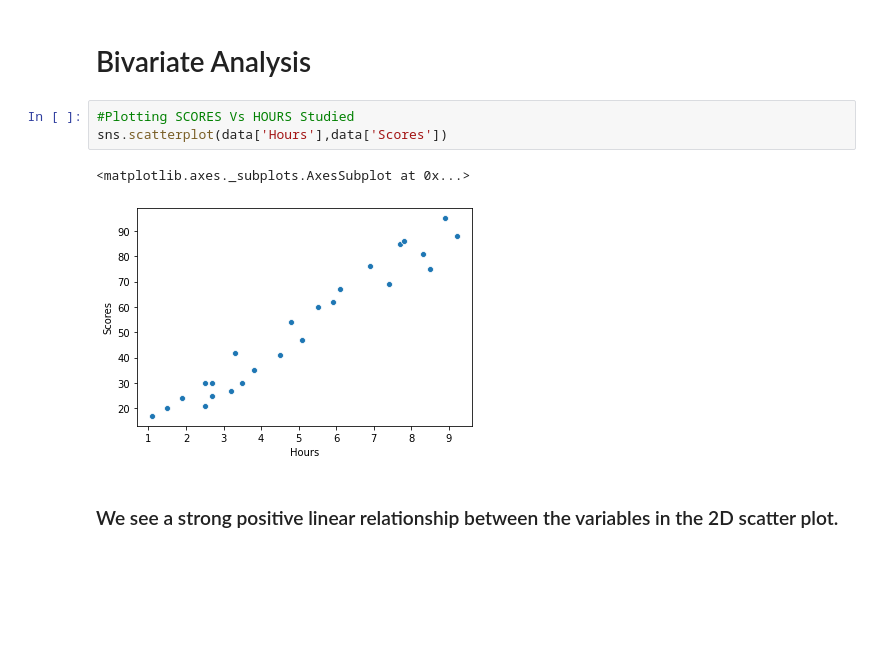
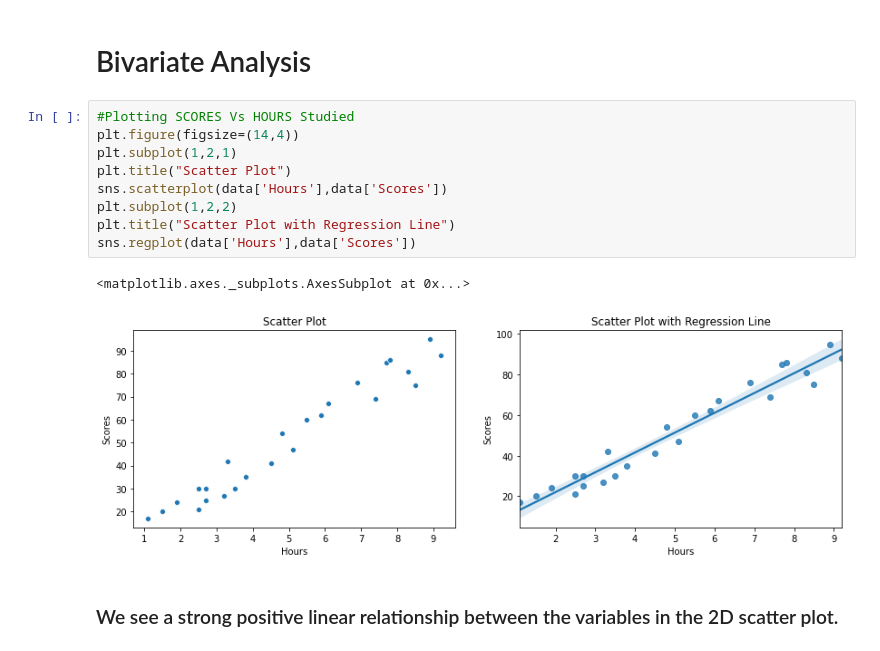
Before and after one commit to akanshya/The-Sparks-Foundation-Internship-Tasks, a Jupyter notebook: Task 1/Task 1- PredictingScores.ipynb, the cells around one changed output. Cells and saved outputs as stored; diff of their text form; blank space fills up the shorter version.

```diff
--- a/Task 1/Task 1- PredictingScores.ipynb
+++ b/Task 1/Task 1- PredictingScores.ipynb
@@ -71,12 +75,18 @@ for col in data.columns:
 *We have got no outliers, in the given data*
 # %% [markdown]
 # Bivariate Analysis
-# %%
-#Plotting SCORES Vs HOURS Studied
-sns.scatterplot(data['Hours'],data['Scores'])
-# %% [output]
-<matplotlib.axes._subplots.AxesSubplot at 0x...>
-[figure, removed]
+# %%
+#Plotting SCORES Vs HOURS Studied
+plt.figure(figsize=(14,4))
+plt.subplot(1,2,1)
+plt.title("Scatter Plot")
+sns.scatterplot(data['Hours'],data['Scores'])
+plt.subplot(1,2,2)
+plt.title("Scatter Plot with Regression Line")
+sns.regplot(data['Hours'],data['Scores'])
+# %% [output]
+<matplotlib.axes._subplots.AxesSubplot at 0x...>
+[figure, added]
 # %% [markdown]
 ### We see a strong positive linear relationship between the variables in the 2D scatter plot.
 # %%
```
Also changed, not shown: parts of 14 cells of this notebook.
